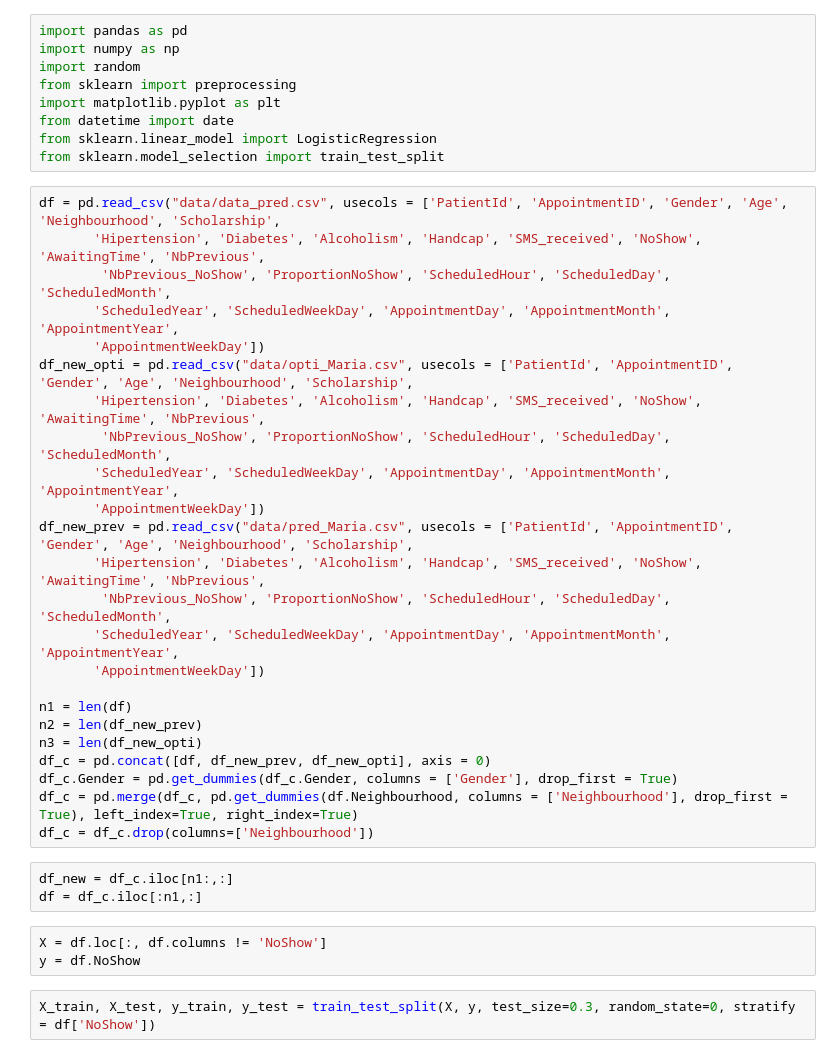
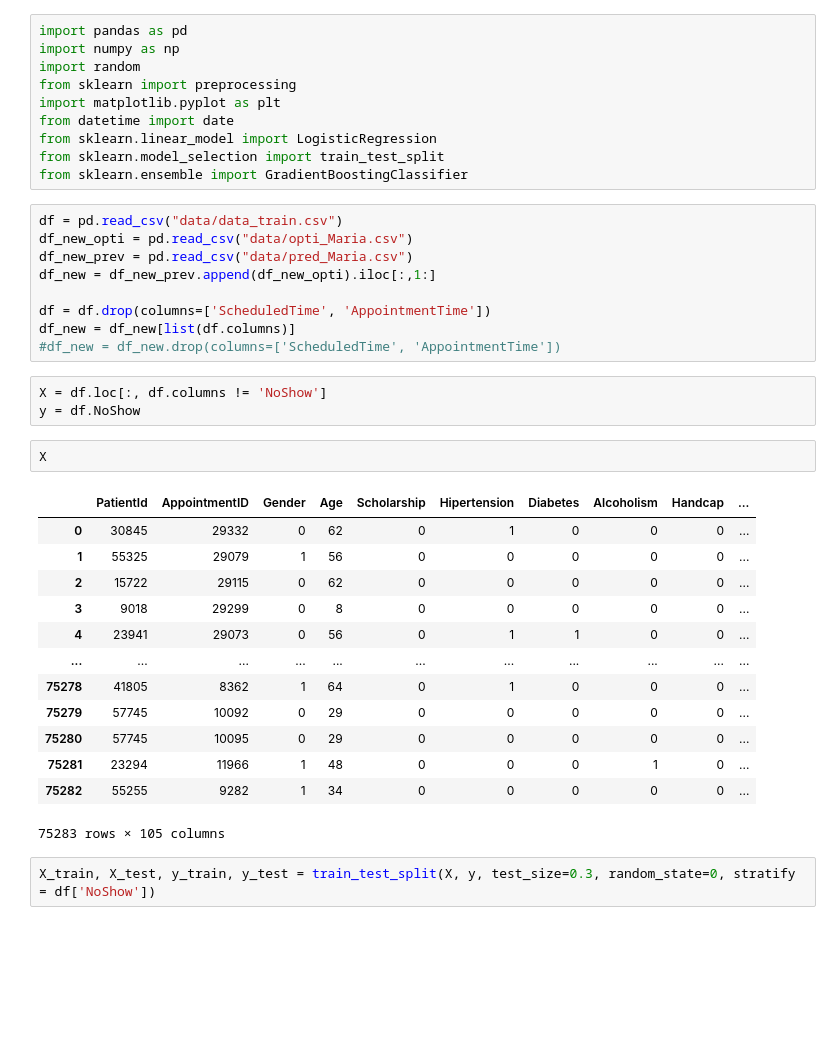
Before and after one commit to charlottekennedy/15.095project, a Jupyter notebook: Predictions.ipynb, the cells around one changed output. Cells and saved outputs as stored; diff of their text form; blank space fills up the shorter version.

```diff
--- a/Predictions.ipynb
+++ b/Predictions.ipynb
@@ -7,36 +7,35 @@ import matplotlib.pyplot as plt
 from datetime import date
 from sklearn.linear_model import LogisticRegression
 from sklearn.model_selection import train_test_split
+from sklearn.ensemble import GradientBoostingClassifier
 # %%
-df = pd.read_csv("data/data_pred.csv", usecols = ['PatientId', 'AppointmentID', 'Gender', 'Age', 'Neighbourhood', 'Scholarship',
-       'Hipertension', 'Diabetes', 'Alcoholism', 'Handcap', 'SMS_received', 'NoShow', 'AwaitingTime', 'NbPrevious',
-        'NbPrevious_NoShow', 'ProportionNoShow', 'ScheduledHour', 'ScheduledDay', 'ScheduledMonth',
-       'ScheduledYear', 'ScheduledWeekDay', 'AppointmentDay', 'AppointmentMonth', 'AppointmentYear',
-       'AppointmentWeekDay'])
-df_new_opti = pd.read_csv("data/opti_Maria.csv", usecols = ['PatientId', 'AppointmentID', 'Gender', 'Age', 'Neighbourhood', 'Scholarship',
-       'Hipertension', 'Diabetes', 'Alcoholism', 'Handcap', 'SMS_received', 'NoShow', 'AwaitingTime', 'NbPrevious',
-        'NbPrevious_NoShow', 'ProportionNoShow', 'ScheduledHour', 'ScheduledDay', 'ScheduledMonth',
-       'ScheduledYear', 'ScheduledWeekDay', 'AppointmentDay', 'AppointmentMonth', 'AppointmentYear',
-       'AppointmentWeekDay'])
-df_new_prev = pd.read_csv("data/pred_Maria.csv", usecols = ['PatientId', 'AppointmentID', 'Gender', 'Age', 'Neighbourhood', 'Scholarship',
-       'Hipertension', 'Diabetes', 'Alcoholism', 'Handcap', 'SMS_received', 'NoShow', 'AwaitingTime', 'NbPrevious',
-        'NbPrevious_NoShow', 'ProportionNoShow', 'ScheduledHour', 'ScheduledDay', 'ScheduledMonth',
-       'ScheduledYear', 'ScheduledWeekDay', 'AppointmentDay', 'AppointmentMonth', 'AppointmentYear',
-       'AppointmentWeekDay'])
+df = pd.read_csv("data/data_train.csv")
+df_new_opti = pd.read_csv("data/opti_Maria.csv")
+df_new_prev = pd.read_csv("data/pred_Maria.csv")
+df_new = df_new_prev.append(df_new_opti).iloc[:,1:]
 
-n1 = len(df)
-n2 = len(df_new_prev)
-n3 = len(df_new_opti)
-df_c = pd.concat([df, df_new_prev, df_new_opti], axis = 0)
-df_c.Gender = pd.get_dummies(df_c.Gender, columns = ['Gender'], drop_first = True)
-df_c = pd.merge(df_c, pd.get_dummies(df.Neighbourhood, columns = ['Neighbourhood'], drop_first = True), left_index=True, right_index=True)
-df_c = df_c.drop(columns=['Neighbourhood'])
+df = df.drop(columns=['ScheduledTime', 'AppointmentTime'])
+df_new = df_new[list(df.columns)]
+#df_new = df_new.drop(columns=['ScheduledTime', 'AppointmentTime'])
-# %%
-df_new = df_c.iloc[n1:,:]
-df = df_c.iloc[:n1,:]
 # %%
 X = df.loc[:, df.columns != 'NoShow']
 y = df.NoShow
+# %%
+X
+# %% [output]
+|  | PatientId | AppointmentID | Gender | Age | Scholarship | Hipertension | Diabetes | Alcoholism | Handcap | ... |
+| 0 | 30845 | 29332 | 0 | 62 | 0 | 1 | 0 | 0 | 0 | ... |
+| 1 | 55325 | 29079 | 1 | 56 | 0 | 0 | 0 | 0 | 0 | ... |
+| 2 | 15722 | 29115 | 0 | 62 | 0 | 0 | 0 | 0 | 0 | ... |
+| 3 | 9018 | 29299 | 0 | 8 | 0 | 0 | 0 | 0 | 0 | ... |
+| 4 | 23941 | 29073 | 0 | 56 | 0 | 1 | 1 | 0 | 0 | ... |
+| ... | ... | ... | ... | ... | ... | ... | ... | ... | ... | ... |
+| 75278 | 41805 | 8362 | 1 | 64 | 0 | 1 | 0 | 0 | 0 | ... |
+| 75279 | 57745 | 10092 | 0 | 29 | 0 | 0 | 0 | 0 | 0 | ... |
+| 75280 | 57745 | 10095 | 0 | 29 | 0 | 0 | 0 | 0 | 0 | ... |
+| 75281 | 23294 | 11966 | 1 | 48 | 0 | 0 | 0 | 1 | 0 | ... |
+| 75282 | 55255 | 9282 | 1 | 34 | 0 | 0 | 0 | 0 | 0 | ... |
+75283 rows × 105 columns
 # %%
 X_train, X_test, y_train, y_test = train_test_split(X, y, test_size=0.3, random_state=0, stratify = df['NoShow'])
 # %%
```
Also changed, not shown: parts of 4 cells of this notebook, 7 other files.
